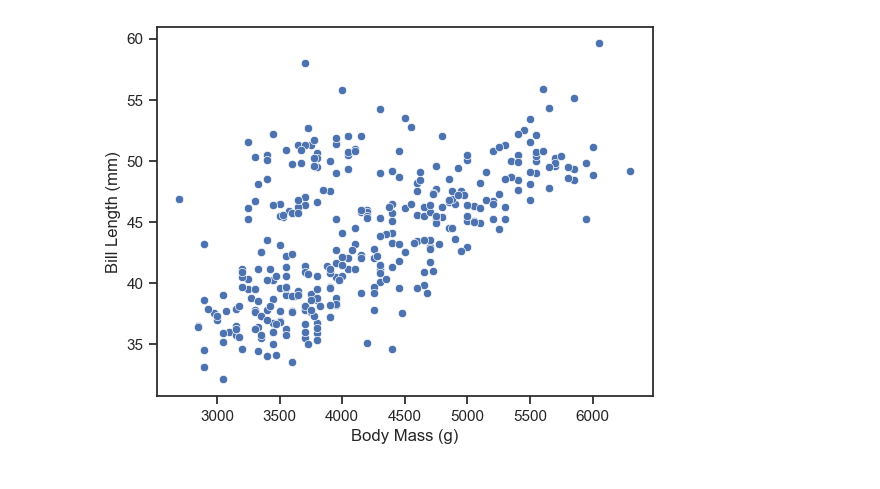
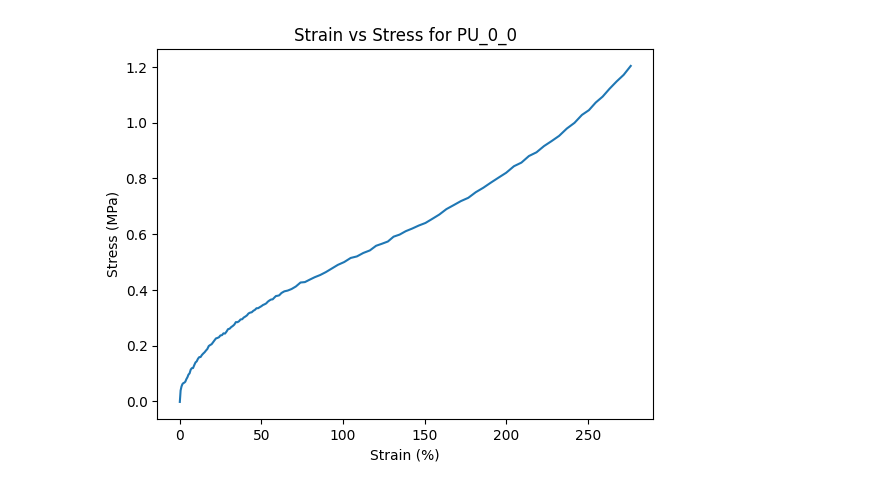
Before and after one commit to JHU-Kessler-Group/GraftedHybridLatexPaper, a Jupyter notebook: Figure2.ipynb, the cells around one changed output. Drawn from its saved outputs; the diff is of its cells as text; code cells hidden in the pictures.

```diff
--- a/Figure2.ipynb
+++ b/Figure2.ipynb
@@ -130,7 +8,0 @@ plt.show()
-# %%
-import seaborn as sns
-sns.set_theme()
-sns.scatterplot(x='body_mass_g',
-                y='bill_length_mm',
-                data=penguins)
-plt.show()
@@ -139,7 +8,0 @@ plt.show()
-# %%
-import seaborn as sns
-sns.set_theme(style="whitegrid")
-sns.scatterplot(x='body_mass_g',
-                y='bill_length_mm',
-                data=penguins)
-plt.show()
@@ -147,0 +9,4 @@ plt.show()
+# %%
+import pandas as pd
+pu_0_0_df = pd.read_csv('/content/GraftedHybridLatexPaper/Data/Figure2a_Tensile_PU/PU_0_0.csv')
+# display(pu_0_0_df.head())
@@ -147,0 +23,5 @@ plt.show()
+# %%
+import numpy as np
+alpha=0.1
+noisy_data=pu_0_0_df
+smoothed_data=noisy_data.ewm(alpha=alpha).mean()
@@ -148,11 +40,11 @@ plt.show()
 # %%
 import seaborn as sns
-sns.set_theme(style='ticks')
-sns.scatterplot(x='body_mass_g',
-                y='bill_length_mm',
-                data=penguins)
-plt.xlabel('Body Mass (g)')
-plt.ylabel('Bill Length (mm)')
+import matplotlib.pyplot as plt
+
+sns.lineplot(x='Strain (%)', y='Stress (MPa)', data=smoothed_data)
+plt.xlabel('Strain (%)')
+plt.ylabel('Stress (MPa)')
+plt.title('Strain vs Stress for PU_0_0')
 plt.show()
 # %% [output]
-[figure, old version]
+[figure, new version]
```
Also changed, not shown: parts of 24 cells of this notebook.
